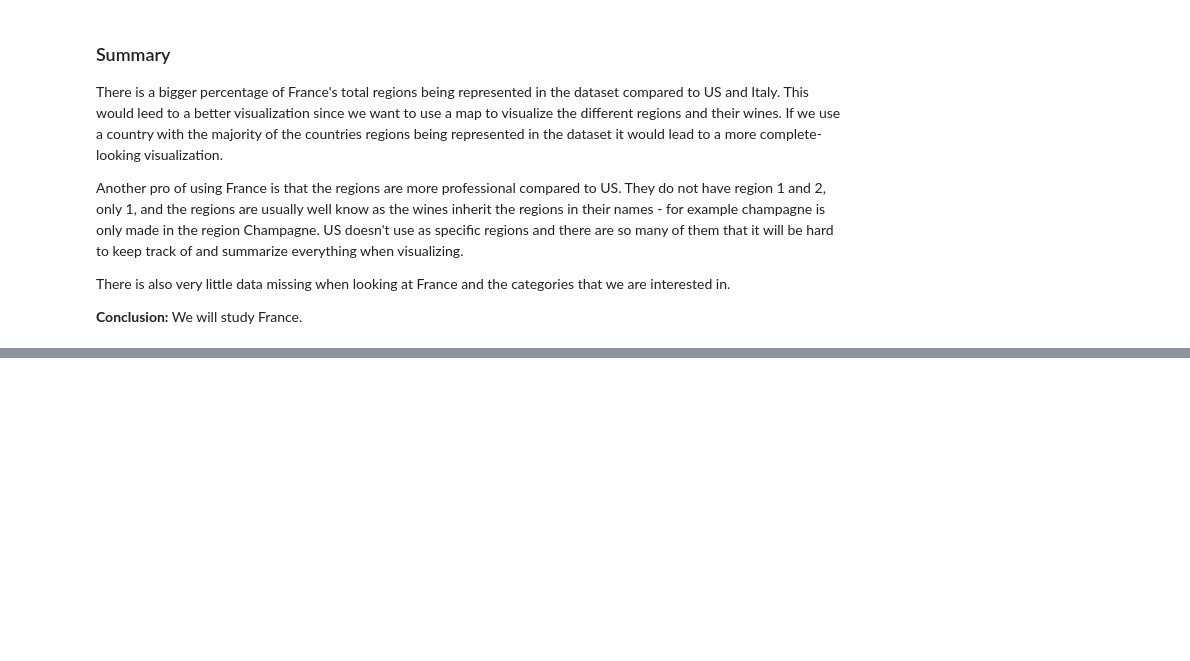
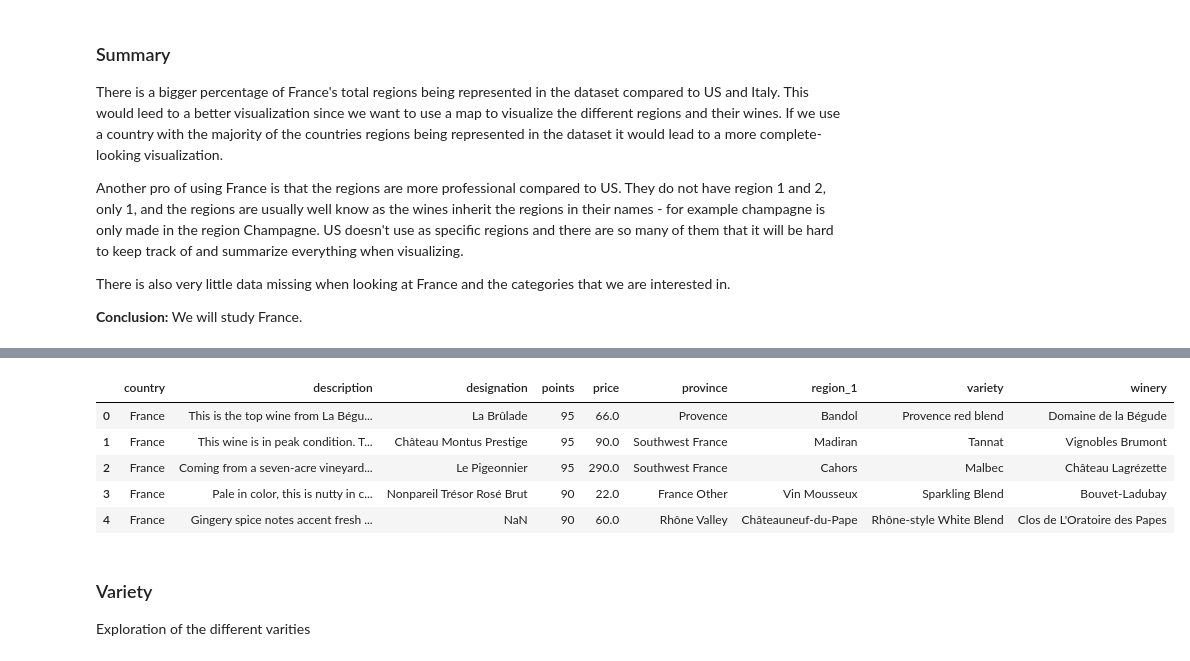
Before and after one commit to com-480-data-visualization/com-480-project-lesvizerables, a Jupyter notebook: ChoosingCountry.ipynb, the cells around one changed output, grey strips where cells are left out. Drawn from its saved outputs; the diff is of its cells as text; code cells hidden in the pictures; blank space fills up the shorter version.

```diff
--- a/ChoosingCountry.ipynb
+++ b/ChoosingCountry.ipynb
@@ -176,0 +218,13 @@ There is also very little data missing when looking at France and the categories
+# %%
+france = france.drop(['region_2', 'Unnamed: 0'], axis = 1)
+france.head()
+# %% [output]
+|  | country | description | designation | points | price | province | region_1 | variety | winery |
+| 0 | France | This is the top wine from La Bégu... | La Brûlade | 95 | 66.0 | Provence | Bandol | Provence red blend | Domaine de la Bégude |
+| 1 | France | This wine is in peak condition. T... | Château Montus Prestige | 95 | 90.0 | Southwest France | Madiran | Tannat | Vignobles Brumont |
+| 2 | France | Coming from a seven-acre vineyard... | Le Pigeonnier | 95 | 290.0 | Southwest France | Cahors | Malbec | Château Lagrézette |
+| 3 | France | Pale in color, this is nutty in c... | Nonpareil Trésor Rosé Brut | 90 | 22.0 | France Other | Vin Mousseux | Sparkling Blend | Bouvet-Ladubay |
+| 4 | France | Gingery spice notes accent fresh ... | NaN | 90 | 60.0 | Rhône Valley | Châteauneuf-du-Pape | Rhône-style White Blend | Clos de L'Oratoire des Papes |
+# %% [markdown]
+### Variety
+Exploration of the different varities
```
Also changed, not shown: parts of 23 cells of this notebook.
